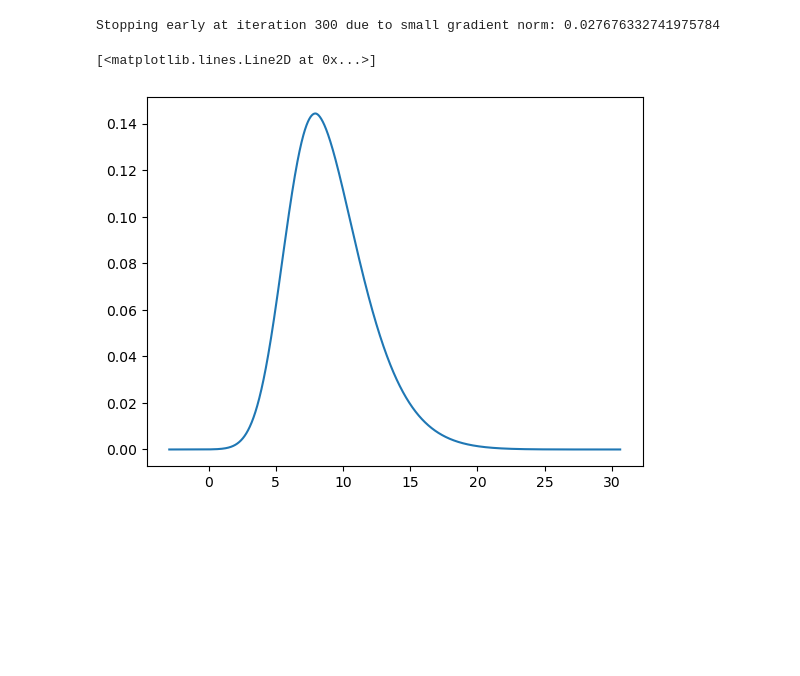
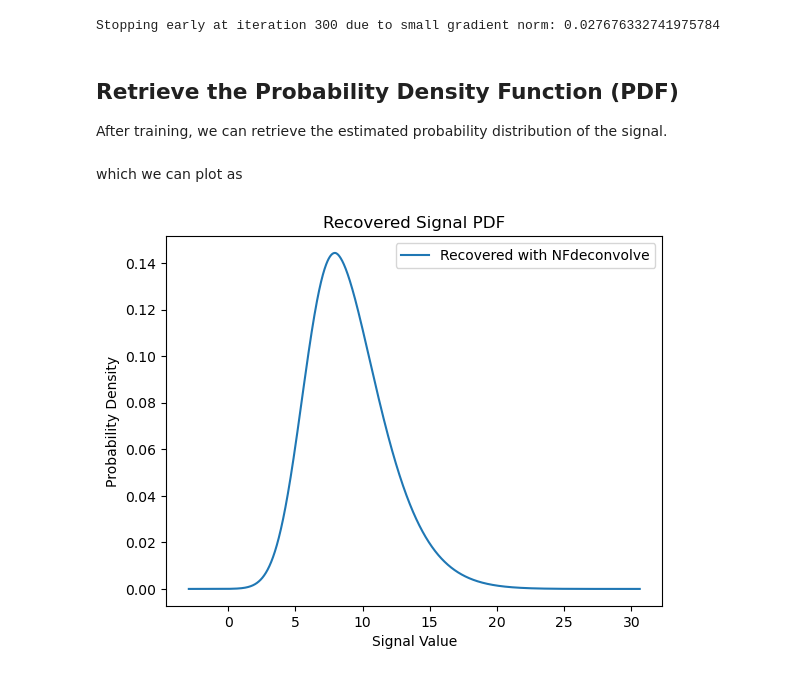
Before and after one commit to PessoaP/NFdeconvolve, a Jupyter notebook: tutorial.ipynb, the cells around one changed output. Drawn from its saved outputs; the diff is of its cells as text; code cells hidden in the pictures; blank space fills up the shorter version.

```diff
--- a/tutorial.ipynb
+++ b/tutorial.ipynb
@@ -17,9 +49,20 @@ model=NFdeconvolve.Deconvolver(data,a_distribution)
 model.train()
 # %% [output]
 Stopping early at iteration 300 due to small gradient norm: 0.027676332741975784
+# %% [markdown]
+## Retrieve the Probability Density Function (PDF)
+
+After training, we can retrieve the estimated probability distribution of the signal.
 # %%
-x,px = model.get_pdf()
-plt.plot(x.cpu(),px.cpu())
+x, px = model.get_pdf()
-# %% [output]
-[<matplotlib.lines.Line2D at 0x...>]
-[figure, removed]
+# %% [markdown]
+which we can plot as
+# %%
+plt.plot(x.cpu(), px.cpu(), label='Recovered with NFdeconvolve')
+plt.xlabel('Signal Value')
+plt.ylabel('Probability Density')
+plt.legend()
+plt.title('Recovered Signal PDF')
+plt.show()
+# %% [output]
+[figure, added]
```
Also changed, not shown: parts of 13 cells of this notebook.
